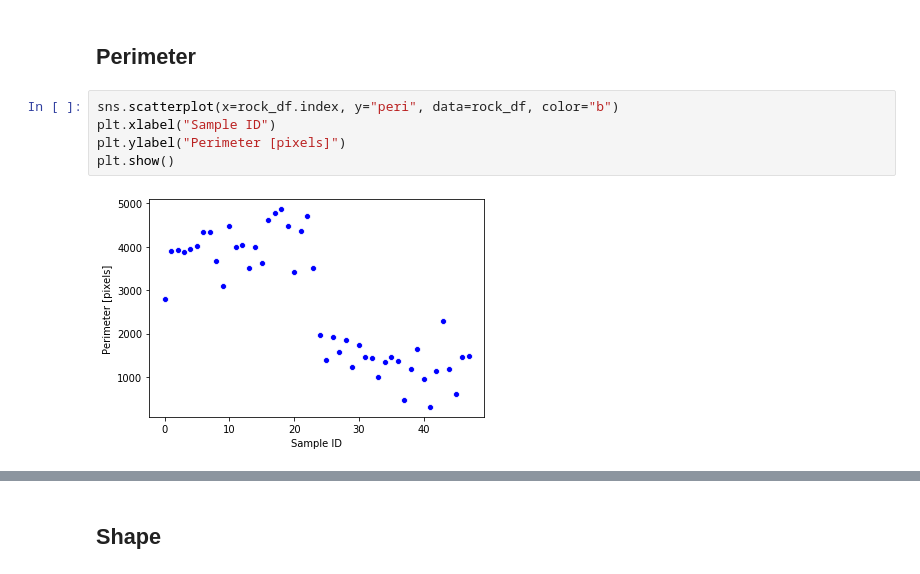
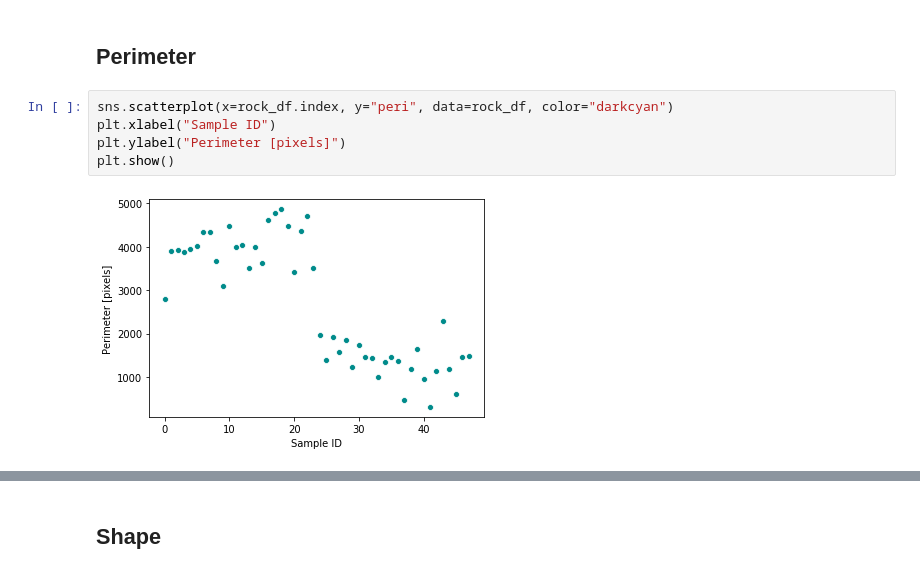
Before and after one commit to ChristianHallerX/DataScienceProjects, a Jupyter notebook: BP_Reservoir_Permeability.ipynb, the cells around one changed output, grey strips where cells are left out. Cells and saved outputs as stored; diff of their text form.

Commit message:
Data Exploration update

```diff
--- a/BP_Reservoir_Permeability.ipynb
+++ b/BP_Reservoir_Permeability.ipynb
@@ -83,9 +120,9 @@ plt.show()
 # %% [markdown]
 ## Perimeter
 # %%
-sns.scatterplot(x=rock_df.index, y="peri", data=rock_df, color="b")
+sns.scatterplot(x=rock_df.index, y="peri", data=rock_df, color="darkcyan")
 plt.xlabel("Sample ID")
 plt.ylabel("Perimeter [pixels]")
 plt.show()
 # %% [output]
-[figure, old version]
+[figure, new version]
```
Also changed, not shown: parts of 20 cells of this notebook.
